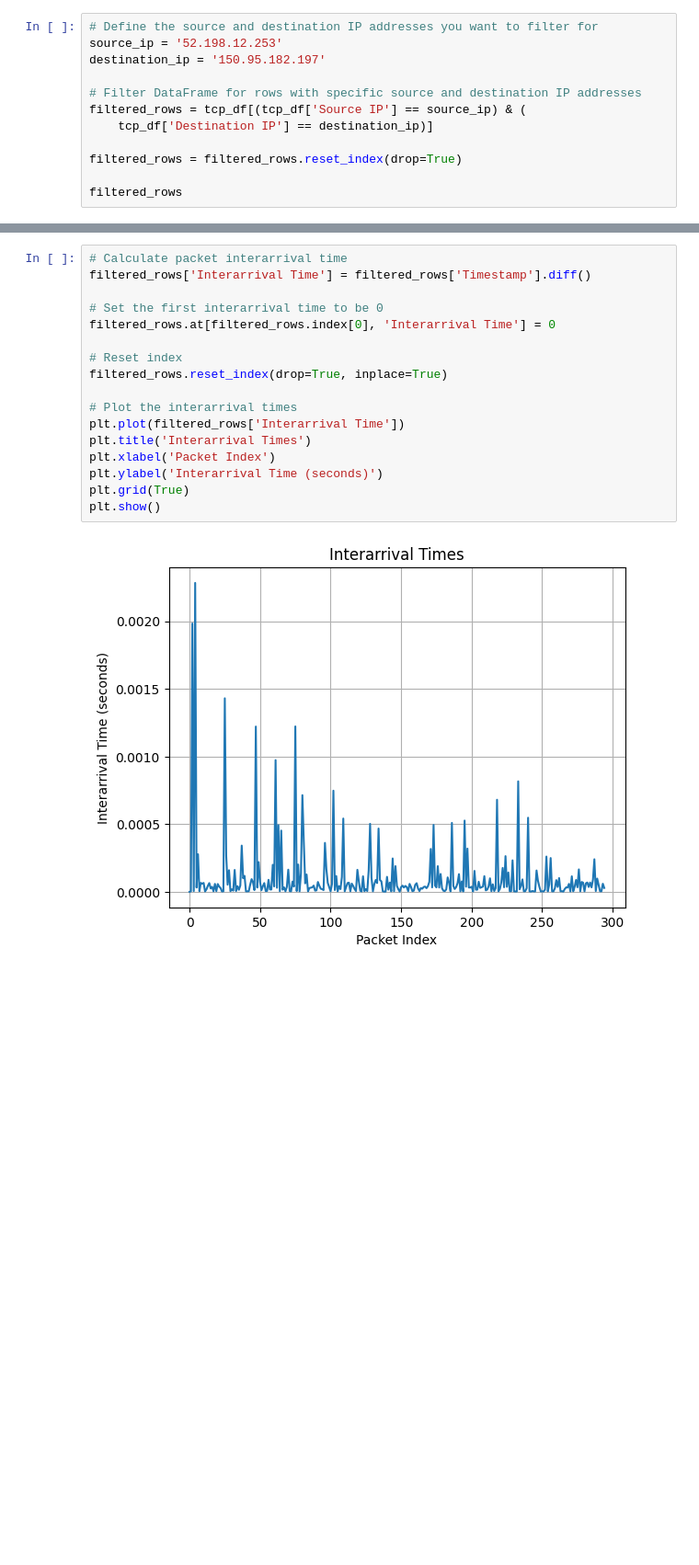
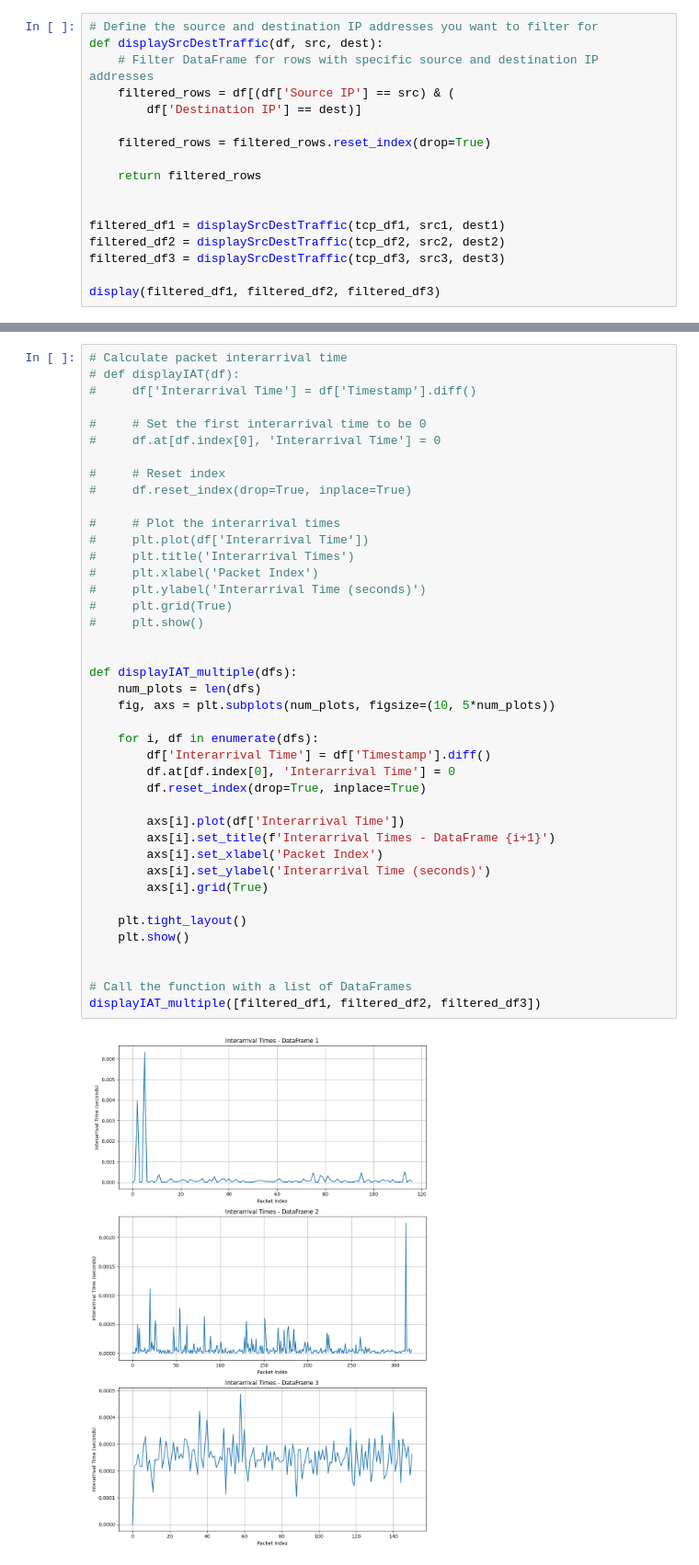
Before and after one commit to yaoyanglee/network-prediction, a Jupyter notebook: datavis.ipynb, the cells around one changed output, grey strips where cells are left out. Shown at 92% size. Cells and saved outputs as stored; diff of their text form; blank space fills up the shorter version.

Commit message:
Refactored code for functionl reuse

```diff
--- a/datavis.ipynb
+++ b/datavis.ipynb
@@ -129,14 +258,19 @@ packet_counts_sorted
 # %%
 # Define the source and destination IP addresses you want to filter for
-source_ip = '52.198.12.253'
-destination_ip = '150.95.182.197'
+def displaySrcDestTraffic(df, src, dest):
+    # Filter DataFrame for rows with specific source and destination IP addresses
+    filtered_rows = df[(df['Source IP'] == src) & (
+        df['Destination IP'] == dest)]
 
-# Filter DataFrame for rows with specific source and destination IP addresses
-filtered_rows = tcp_df[(tcp_df['Source IP'] == source_ip) & (
-    tcp_df['Destination IP'] == destination_ip)]
+    filtered_rows = filtered_rows.reset_index(drop=True)
 
-filtered_rows = filtered_rows.reset_index(drop=True)
+    return filtered_rows
 
-filtered_rows
+
+filtered_df1 = displaySrcDestTraffic(tcp_df1, src1, dest1)
+filtered_df2 = displaySrcDestTraffic(tcp_df2, src2, dest2)
+filtered_df3 = displaySrcDestTraffic(tcp_df3, src3, dest3)
+
+display(filtered_df1, filtered_df2, filtered_df3)
 # %% [output]
 |  | Source IP | Destination IP | Protocol | Source Port | Destination Port | Timestamp | Packet Size |
@@ -155,20 +315,44 @@ filtered_rows
 # %%
 # Calculate packet interarrival time
-filtered_rows['Interarrival Time'] = filtered_rows['Timestamp'].diff()
+# def displayIAT(df):
+#     df['Interarrival Time'] = df['Timestamp'].diff()
 
-# Set the first interarrival time to be 0
-filtered_rows.at[filtered_rows.index[0], 'Interarrival Time'] = 0
+#     # Set the first interarrival time to be 0
+#     df.at[df.index[0], 'Interarrival Time'] = 0
 
-# Reset index
-filtered_rows.reset_index(drop=True, inplace=True)
+#     # Reset index
+#     df.reset_index(drop=True, inplace=True)
 
-# Plot the interarrival times
-plt.plot(filtered_rows['Interarrival Time'])
-plt.title('Interarrival Times')
-plt.xlabel('Packet Index')
-plt.ylabel('Interarrival Time (seconds)')
-plt.grid(True)
-plt.show()
+#     # Plot the interarrival times
+#     plt.plot(df['Interarrival Time'])
+#     plt.title('Interarrival Times')
+#     plt.xlabel('Packet Index')
+#     plt.ylabel('Interarrival Time (seconds)')
+#     plt.grid(True)
+#     plt.show()
+
+
+def displayIAT_multiple(dfs):
+    num_plots = len(dfs)
+    fig, axs = plt.subplots(num_plots, figsize=(10, 5*num_plots))
+
+    for i, df in enumerate(dfs):
+        df['Interarrival Time'] = df['Timestamp'].diff()
+        df.at[df.index[0], 'Interarrival Time'] = 0
+        df.reset_index(drop=True, inplace=True)
+
+        axs[i].plot(df['Interarrival Time'])
+        axs[i].set_title(f'Interarrival Times - DataFrame {i+1}')
+        axs[i].set_xlabel('Packet Index')
+        axs[i].set_ylabel('Interarrival Time (seconds)')
+        axs[i].grid(True)
+
+    plt.tight_layout()
+    plt.show()
+
+
+# Call the function with a list of DataFrames
+displayIAT_multiple([filtered_df1, filtered_df2, filtered_df3])
 # %% [output]
-[figure, old version]
+[figure, new version]
 # %%
```
Also changed, not shown: parts of 13 cells of this notebook.
